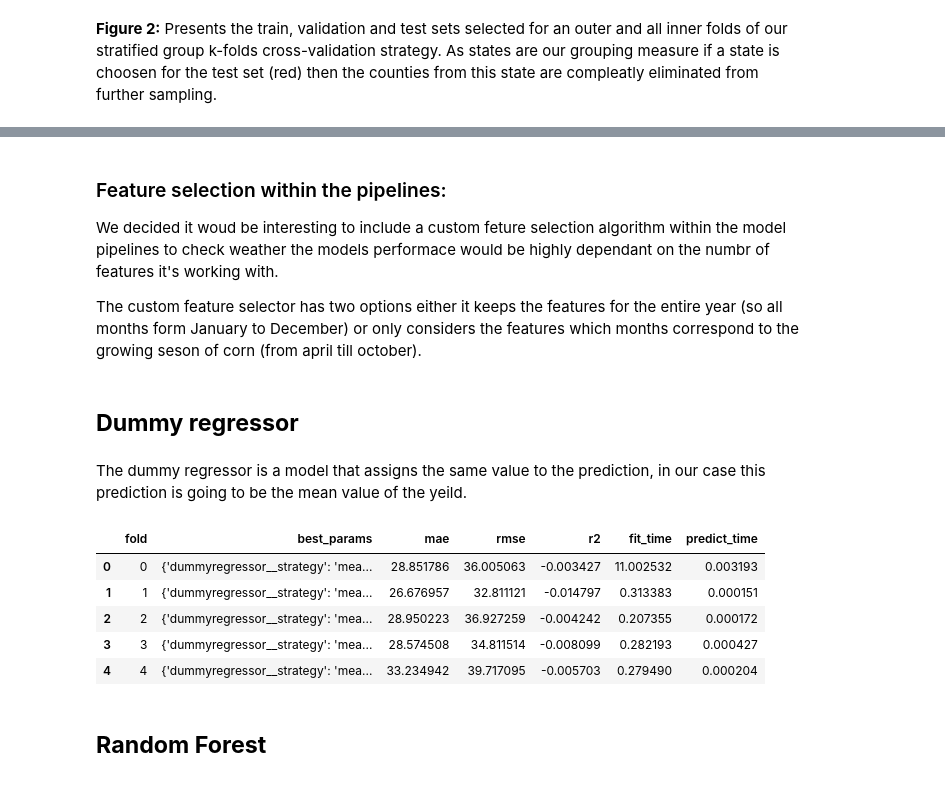
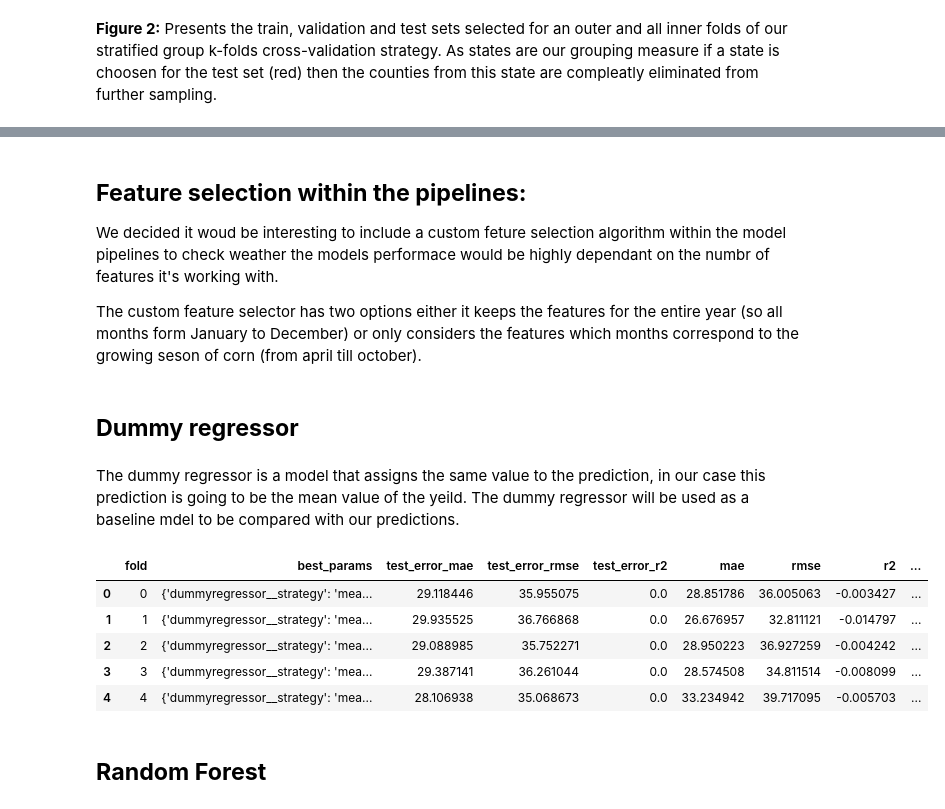
Before and after one commit to nkakowalska/CropNet, a Jupyter notebook: src/cropnet/feature_extraction.ipynb, the cells around one changed output, grey strips where cells are left out. Drawn from its saved outputs; the diff is of its cells as text; code cells hidden in the pictures.

```diff
--- a/src/cropnet/feature_extraction.ipynb
+++ b/src/cropnet/feature_extraction.ipynb
@@ -523,5 +554,5 @@ def evaluate_model(model, X, y, y_bin, groups, outer_cv, inner_cv):
 # %% [markdown]
-### Feature selection within the pipelines:
+## **Feature selection within the pipelines:**
 We decided it woud be interesting to include a custom feture selection algorithm within the model pipelines to check weather the models performace would be highly dependant on the numbr of features it's working with.
 
 The custom feature selector has two options either it keeps the features for the entire year (so all months form January to December) or only considers the features which months correspond to the growing seson of corn (from april till october).
@@ -573,28 +604,30 @@ class SesonalFeatureSelector(BaseEstimator, TransformerMixin):
 # %% [markdown]
 ## **Dummy regressor**<a id="dummy"></a>
 # %% [markdown]
-The dummy regressor is a model that assigns the same value to the prediction, in our case this prediction is going to be the mean value of the yeild.
+The dummy regressor is a model that assigns the same value to the prediction, in our case this prediction is going to be the mean value of the yeild. The dummy regressor will be used as a baseline mdel to be compared with our predictions.
 # %%
 from sklearn.dummy import DummyRegressor
 from sklearn.pipeline import make_pipeline
+pd.set_option('display.max_colwidth', None)
 
 dummy = (
             make_pipeline(SesonalFeatureSelector(), DummyRegressor()),
             {
                 "sesonalfeatureselector__time_period": ["all_year", "growing_season"],
                 "dummyregressor__strategy": ["mean"]
             },
         )
 
 result_dummy = evaluate_model(dummy, X, y, y_bin, groups, outer_cv, inner_cv)
+result_dummy.to_csv("dummy_result")
 display(result_dummy)
 # %% [output]
-|  | fold | best_params | mae | rmse | r2 | fit_time | predict_time |
-| 0 | 0 | {'dummyregressor__strategy': 'mea... | 28.851786 | 36.005063 | -0.003427 | 11.002532 | 0.003193 |
-| 1 | 1 | {'dummyregressor__strategy': 'mea... | 26.676957 | 32.811121 | -0.014797 | 0.313383 | 0.000151 |
-| 2 | 2 | {'dummyregressor__strategy': 'mea... | 28.950223 | 36.927259 | -0.004242 | 0.207355 | 0.000172 |
-| 3 | 3 | {'dummyregressor__strategy': 'mea... | 28.574508 | 34.811514 | -0.008099 | 0.282193 | 0.000427 |
-| 4 | 4 | {'dummyregressor__strategy': 'mea... | 33.234942 | 39.717095 | -0.005703 | 0.279490 | 0.000204 |
+|  | fold | best_params | test_error_mae | test_error_rmse | test_error_r2 | mae | rmse | r2 | ... |
+| 0 | 0 | {'dummyregressor__strategy': 'mea... | 29.118446 | 35.955075 | 0.0 | 28.851786 | 36.005063 | -0.003427 | ... |
+| 1 | 1 | {'dummyregressor__strategy': 'mea... | 29.935525 | 36.766868 | 0.0 | 26.676957 | 32.811121 | -0.014797 | ... |
+| 2 | 2 | {'dummyregressor__strategy': 'mea... | 29.088985 | 35.752271 | 0.0 | 28.950223 | 36.927259 | -0.004242 | ... |
+| 3 | 3 | {'dummyregressor__strategy': 'mea... | 29.387141 | 36.261044 | 0.0 | 28.574508 | 34.811514 | -0.008099 | ... |
+| 4 | 4 | {'dummyregressor__strategy': 'mea... | 28.106938 | 35.068673 | 0.0 | 33.234942 | 39.717095 | -0.005703 | ... |
 # %% [markdown]
 ## **Random Forest**<a id="rf"></a>
 # %% [markdown]
```
Also changed, not shown: parts of 18 cells of this notebook, 1 other file.
